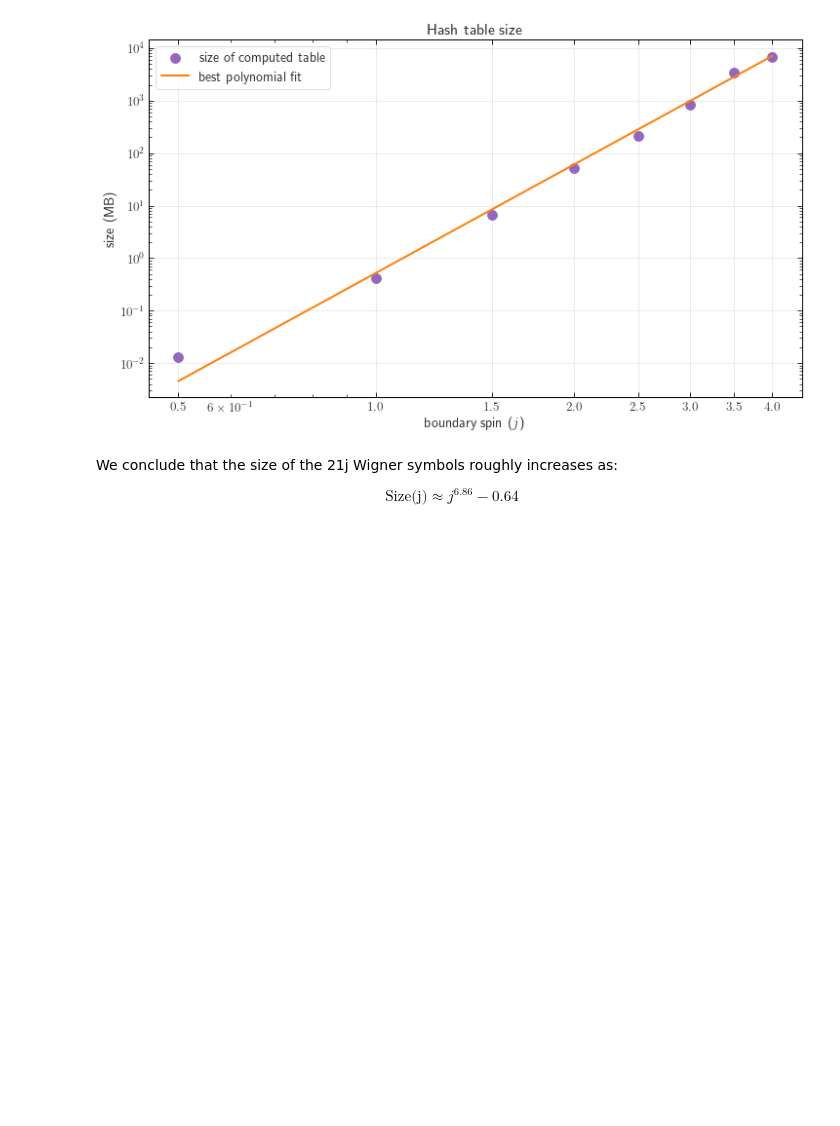
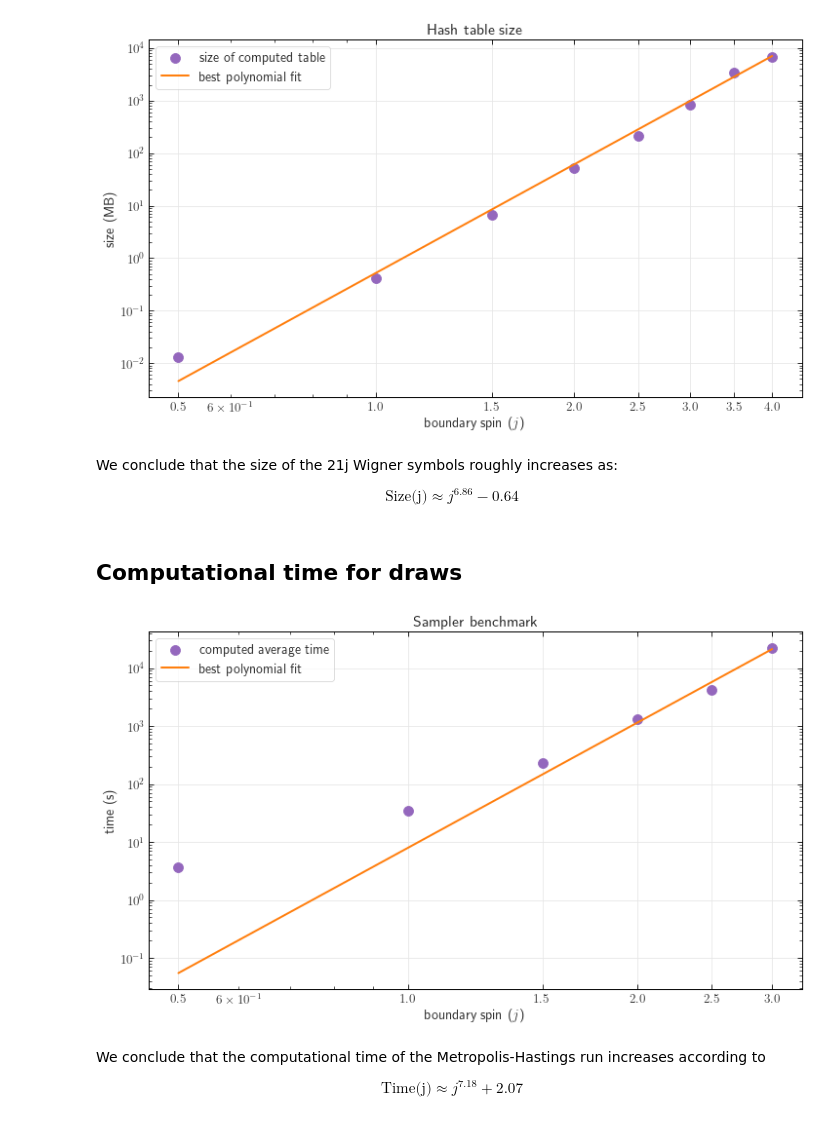
Before and after one commit to PietropaoloFrisoni/MCMC_16_cells_spinfoam, a Jupyter notebook: Python_interface.ipynb, the cells around one changed output. Drawn from its saved outputs; the diff is of its cells as text; code cells hidden in the pictures; blank space fills up the shorter version.

```diff
--- a/Python_interface.ipynb
+++ b/Python_interface.ipynb
@@ -396,3 +424,52 @@ plt.show()
 We conclude that the size of the 21j Wigner symbols roughly increases as:
 
 $$ \text{Size(j)} \approx j^{6.86} - 0.64$$
+# %% [markdown]
+## Computational time for draws
+# %%
+run_times = [3.65502, 35.164993, 232.592933, 1338.5, 4177.179333, 22133.673333]
+corresponding_spin = [0.5, 1, 1.5, 2, 2.5, 3]
+# %%
+# fit log(size) = m*log(j) + c
+m, c = np.polyfit(np.log(corresponding_spin),
+                  np.log(run_times),
+                  1,
+                  w=np.sqrt(run_times))
+time_fit = np.exp(m * np.log(corresponding_spin) + c)
+
+df = pd.DataFrame({
+    "spin": corresponding_spin,
+    "run_times": run_times,
+    "fitted_data": time_fit
+})
+# %%
+ax = df.plot(x='spin',
+             y='run_times',
+             s=100,
+             xticks=corresponding_spin,
+             kind='scatter',
+             grid='false',
+             color='tab:purple',
+             label='computed average time',
+             logy=True,
+             logx=True,
+             figsize=(12, 6.75))
+df.plot(x='spin',
+        y='fitted_data',
+        ax=ax,
+        kind='line',
+        color='tab:orange',
+        label='best polynomial fit')
+plt.legend(fontsize = 14)
+plt.ylabel("time (s)")
+plt.xlabel("boundary spin ($j$)")
+plt.title('Sampler benchmark', fontsize=16)
+ax.xaxis.set_major_formatter(ScalarFormatter())
+
+plt.show()
+# %% [output]
+[figure, added]
+# %% [markdown]
+We conclude that the computational time of the Metropolis-Hastings run increases according to
+
+$$ \text{Time(j)} \approx j^{7.18} + 2.07$$
```
Also changed, not shown: parts of 10 cells of this notebook, 1 other file.
